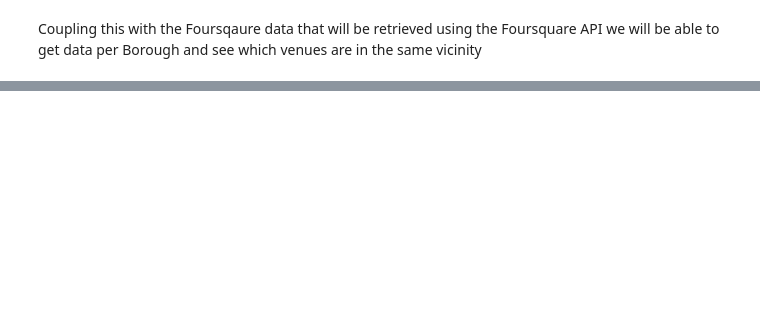
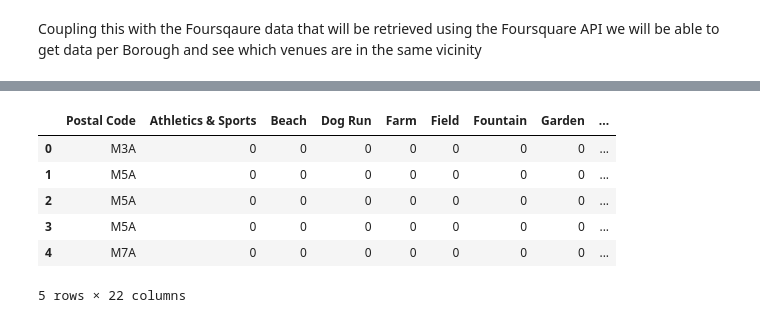
Before and after one commit to nsburrows/Coursera_Capstone, a Jupyter notebook: DataCapstoneFinal.ipynb, the cells around one changed output, grey strips where cells are left out. Cells and saved outputs as stored; diff of their text form; code cells hidden in the pictures; blank space fills up the shorter version.

```diff
--- a/DataCapstoneFinal.ipynb
+++ b/DataCapstoneFinal.ipynb
@@ -32,0 +305,20 @@ Coupling this with the Foursqaure data that will be retrieved using the Foursqua
+# %%
+# one hot encoding
+toronto_onehot = pd.get_dummies(toronto_venues[['Venue Category']], prefix="", prefix_sep="")
+
+# add Neighbourhood column back to dataframe
+toronto_onehot['Postal Code'] = toronto_venues['Postal Code']
+
+# move Neighbourhood column to the first column
+fixed_columns = [toronto_onehot.columns[-1]] + list(toronto_onehot.columns[:-1])
+toronto_onehot = toronto_onehot[fixed_columns]
+
+toronto_onehot.head()
+# %% [output]
+|  | Postal Code | Athletics & Sports | Beach | Dog Run | Farm | Field | Fountain | Garden | ... |
+| 0 | M3A | 0 | 0 | 0 | 0 | 0 | 0 | 0 | ... |
+| 1 | M5A | 0 | 0 | 0 | 0 | 0 | 0 | 0 | ... |
+| 2 | M5A | 0 | 0 | 0 | 0 | 0 | 0 | 0 | ... |
+| 3 | M5A | 0 | 0 | 0 | 0 | 0 | 0 | 0 | ... |
+| 4 | M7A | 0 | 0 | 0 | 0 | 0 | 0 | 0 | ... |
+5 rows × 22 columns
```
Also changed, not shown: parts of 58 cells of this notebook, 1 other file.
